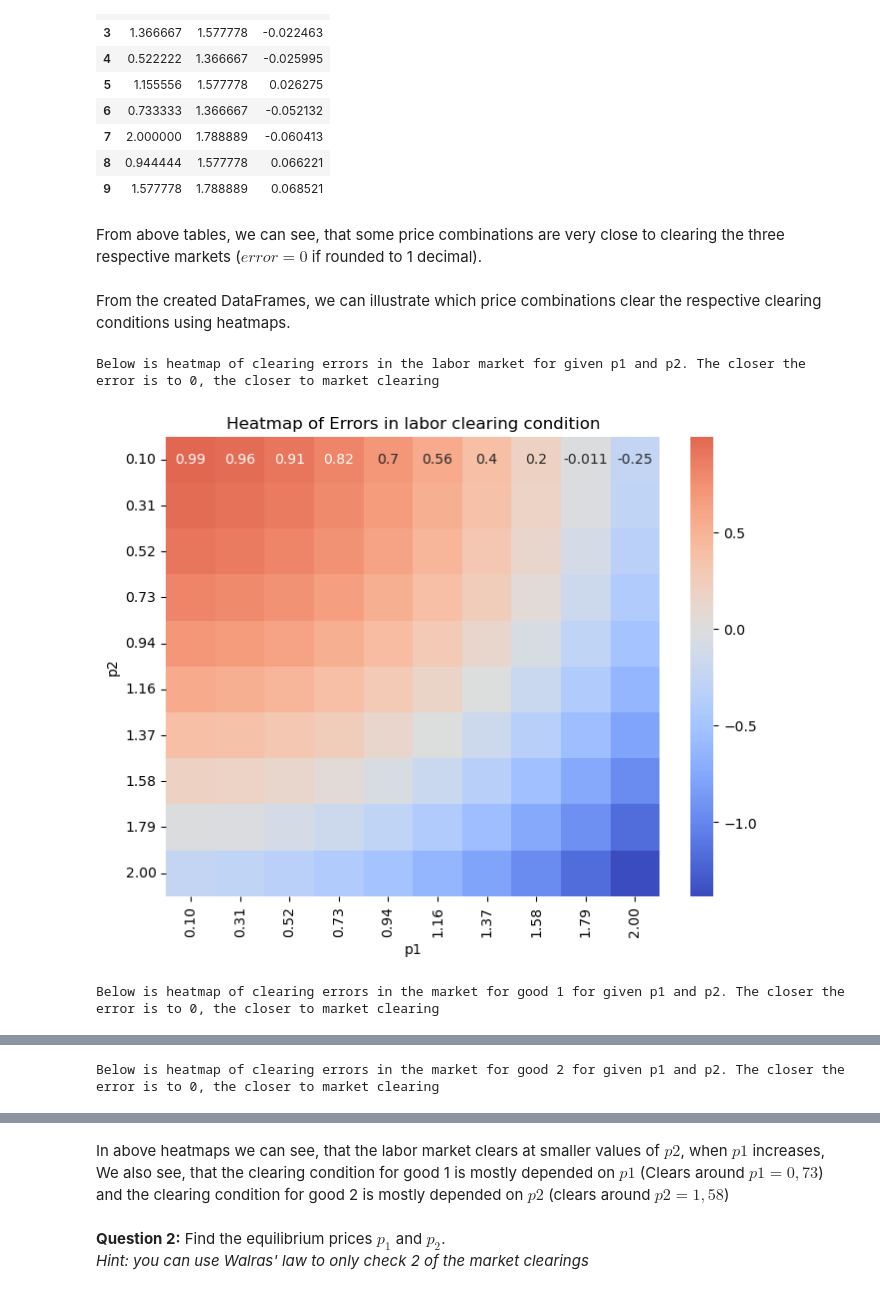
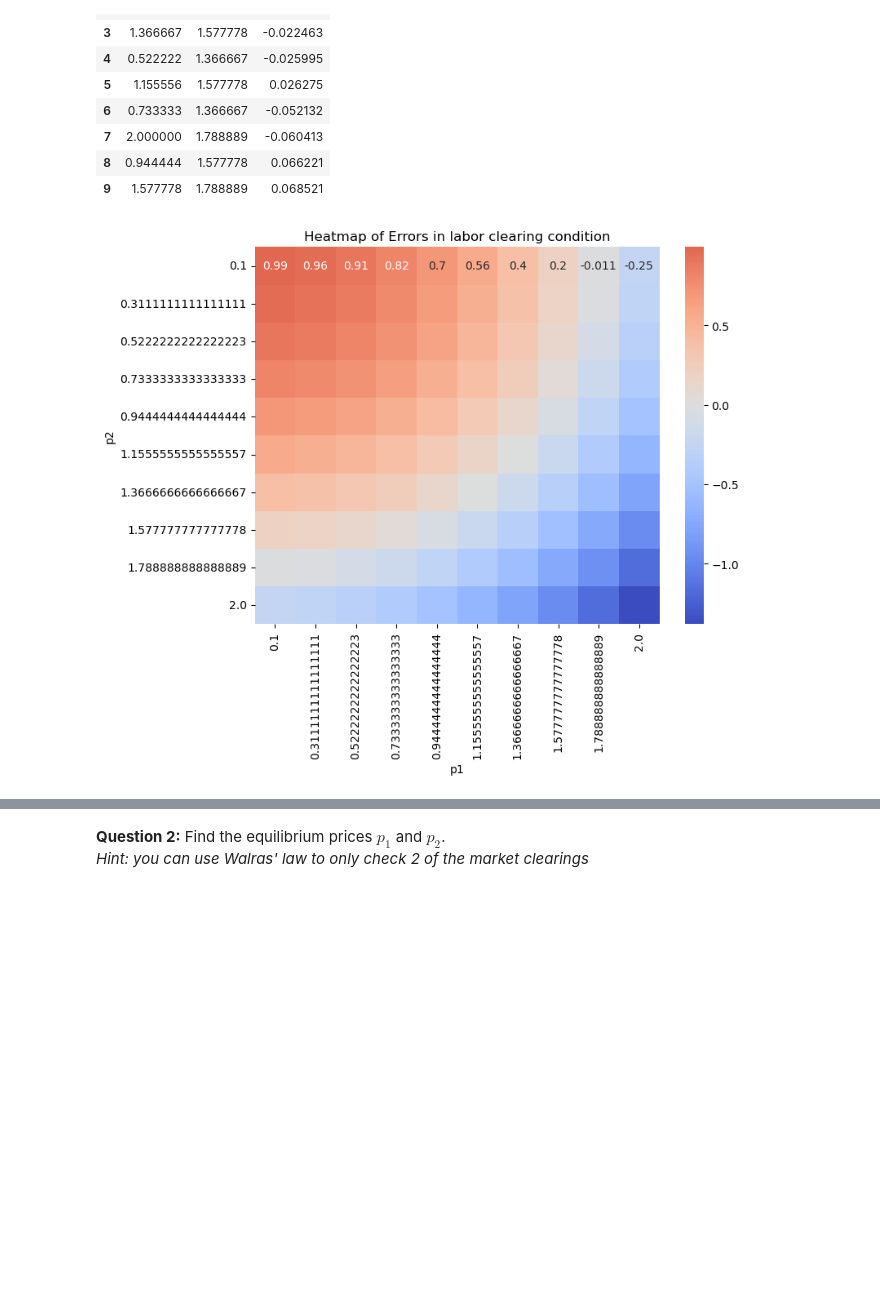
Before and after one commit to NumEconCopenhagen/projects-2024-thomas-lucas-jacob, a Jupyter notebook: examproject/exam_2024.ipynb, the cells around one changed output, grey strips where cells are left out. Drawn from its saved outputs; the diff is of its cells as text; code cells hidden in the pictures; blank space fills up the shorter version.

```diff
--- a/examproject/exam_2024.ipynb
+++ b/examproject/exam_2024.ipynb
@@ -175,58 +171,38 @@ Below is a table with the 10 combinations of p1 and p2, which are the closest to
 | 7 | 2.000000 | 1.788889 | -0.060413 |
 | 8 | 0.944444 | 1.577778 | 0.066221 |
 | 9 | 1.577778 | 1.788889 | 0.068521 |
-# %% [markdown]
-From above tables, we can see, that some price combinations are very close to clearing the three respective markets ($error = 0$ if rounded to 1 decimal).
-# %% [markdown]
-From the created DataFrames, we can illustrate which price combinations clear the respective clearing conditions using heatmaps.
 # %%
-# Pivot the DataFrame to have p1 as columns (x-axis on heatmap), p2 as index (y-axis on heatmap), and error as values
+# Pivot the DataFrame to have p1 as columns, p2 as index, and error as values
 df_pivot_labor = df_labor_error_sorted.pivot(index='p2', columns='p1', values='error')
 df_pivot_good1 = df_good1_error_sorted.pivot(index='p2', columns='p1', values='error')
 df_pivot_good2 = df_good2_error_sorted.pivot(index='p2', columns='p1', values='error')
 
-print('Below is heatmap of clearing errors in the labor market for given p1 and p2. The closer the error is to 0, the closer to market clearing')
-# Creating the heatmap for the labor clearing condition: axl
+# Create the heatmap
 plt.figure(figsize=(8, 6))
-axl = sns.heatmap(df_pivot_labor, annot=True, cmap="coolwarm", center=0)
-# Setting labels and title
+sns.heatmap(df_pivot_labor, annot=True, cmap="coolwarm", center=0)
+# Set labels and title
 plt.xlabel('p1')
 plt.ylabel('p2')
 plt.title('Heatmap of Errors in labor clearing condition')
-# formatting axis to only show 2 decimals
-axl.set_xticklabels([f'{float(label.get_text()):.2f}' for label in axl.get_xticklabels()])
-axl.set_yticklabels([f'{float(label.get_text()):.2f}' for label in axl.get_yticklabels()])
 # Display the heatmap
 plt.show()
 
-print('Below is heatmap of clearing errors in the market for good 1 for given p1 and p2. The closer the error is to 0, the closer to market clearing')
-# Creating the heatmap for the good 1 market clearing condition: ax1
 plt.figure(figsize=(8, 6))
-ax1 = sns.heatmap(df_pivot_good1, annot=True, cmap="coolwarm", center=0)
-# Setting labels and title
+sns.heatmap(df_pivot_good1, annot=True, cmap="coolwarm", center=0)
+# Set labels and title
 plt.xlabel('p1')
 plt.ylabel('p2')
 plt.title('Heatmap of Errors in good 1 market clearing condition')
-# formatting axis to only show 2 decimals
-ax1.set_xticklabels([f'{float(label.get_text()):.2f}' for label in ax1.get_xticklabels()])
-ax1.set_yticklabels([f'{float(label.get_text()):.2f}' for label in ax1.get_yticklabels()])
 # Display the heatmap
 plt.show()
 
-print('Below is heatmap of clearing errors in the market for good 2 for given p1 and p2. The closer the error is to 0, the closer to market clearing')
-# Creating the heatmap for the good 2 market clearing condition: ax1
 plt.figure(figsize=(8, 6))
-ax2 = sns.heatmap(df_pivot_good2, annot=True, cmap="coolwarm", center=0)
-# Setting labels and title
+sns.heatmap(df_pivot_good2, annot=True, cmap="coolwarm", center=0)
+# Set labels and title
 plt.xlabel('p1')
 plt.ylabel('p2')
 plt.title('Heatmap of Errors in good 2 market clearing condition')
-# formatting axis to only show 2 decimals
-ax2.set_xticklabels([f'{float(label.get_text()):.2f}' for label in ax2.get_xticklabels()])
-ax2.set_yticklabels([f'{float(label.get_text()):.2f}' for label in ax2.get_yticklabels()])
 # Display the heatmap
 plt.show()
 # %% [output]
-Below is heatmap of clearing errors in the labor market for given p1 and p2. The closer the error is to 0, the closer to market clearing
-[figure, old version]
+[figure, new version]
-Below is heatmap of clearing errors in the market for good 1 for given p1 and p2. The closer the error is to 0, the closer to market clearing
@@ -234 +209,0 @@ Below is heatmap of clearing errors in the market for good 1 for given p1 and p2
-Below is heatmap of clearing errors in the market for good 2 for given p1 and p2. The closer the error is to 0, the closer to market clearing
@@ -236,5 +211,3 @@ Below is heatmap of clearing errors in the market for good 2 for given p1 and p2
-# %% [markdown]
-In above heatmaps we can see, that the labor market clears at smaller values of $p2$, when $p1$ increases, We also see, that the clearing condition for good 1 is mostly depended on $p1$ (Clears around $p1 = 0,73$) and the clearing condition for good 2 is mostly depended on $p2$ (clears around $p2 = 1,58$)
 # %% [markdown]
 **Question 2:** Find the equilibrium prices $p_1$ and $p_2$.<br>
 *Hint: you can use Walras' law to only check 2 of the market clearings*
```
Also changed, not shown: parts of 16 cells of this notebook.
